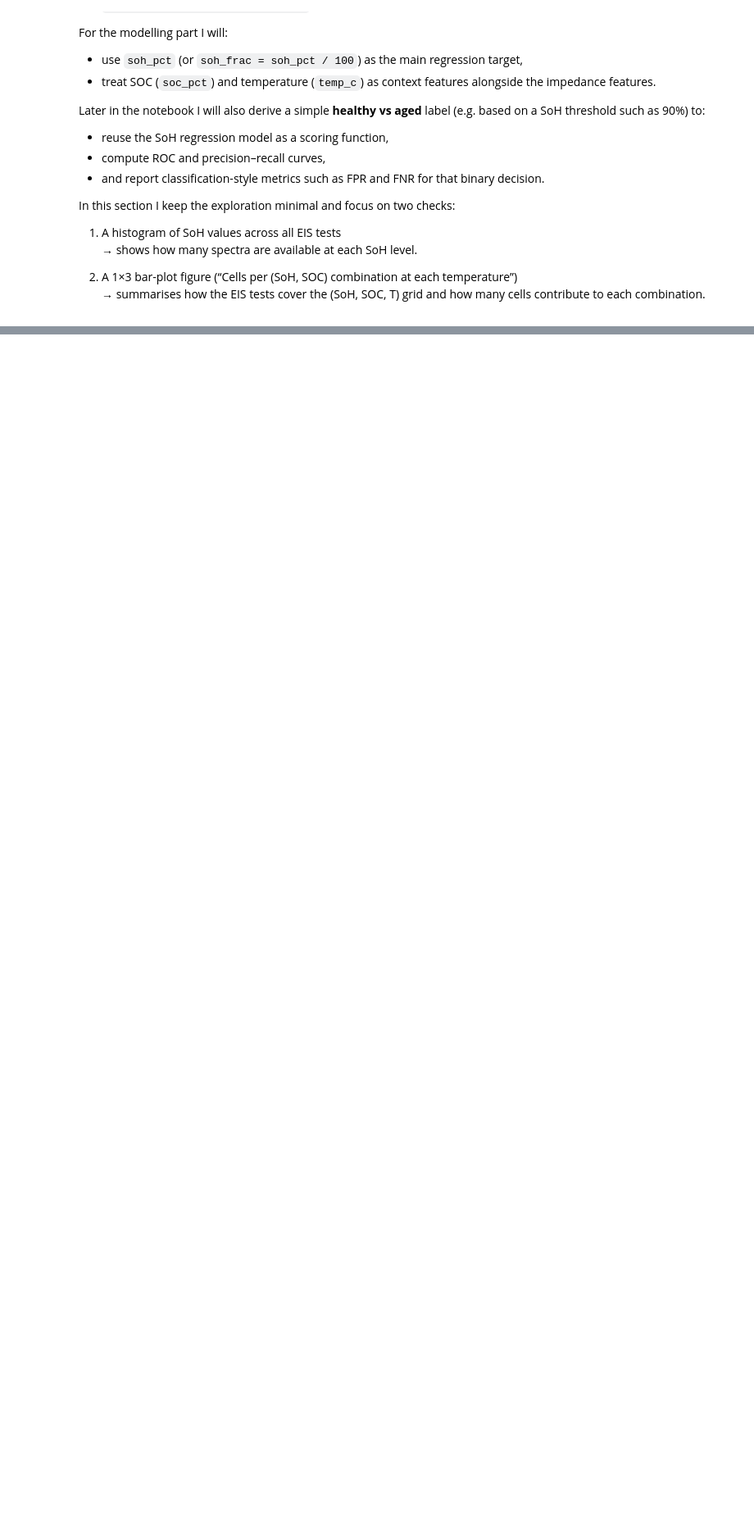
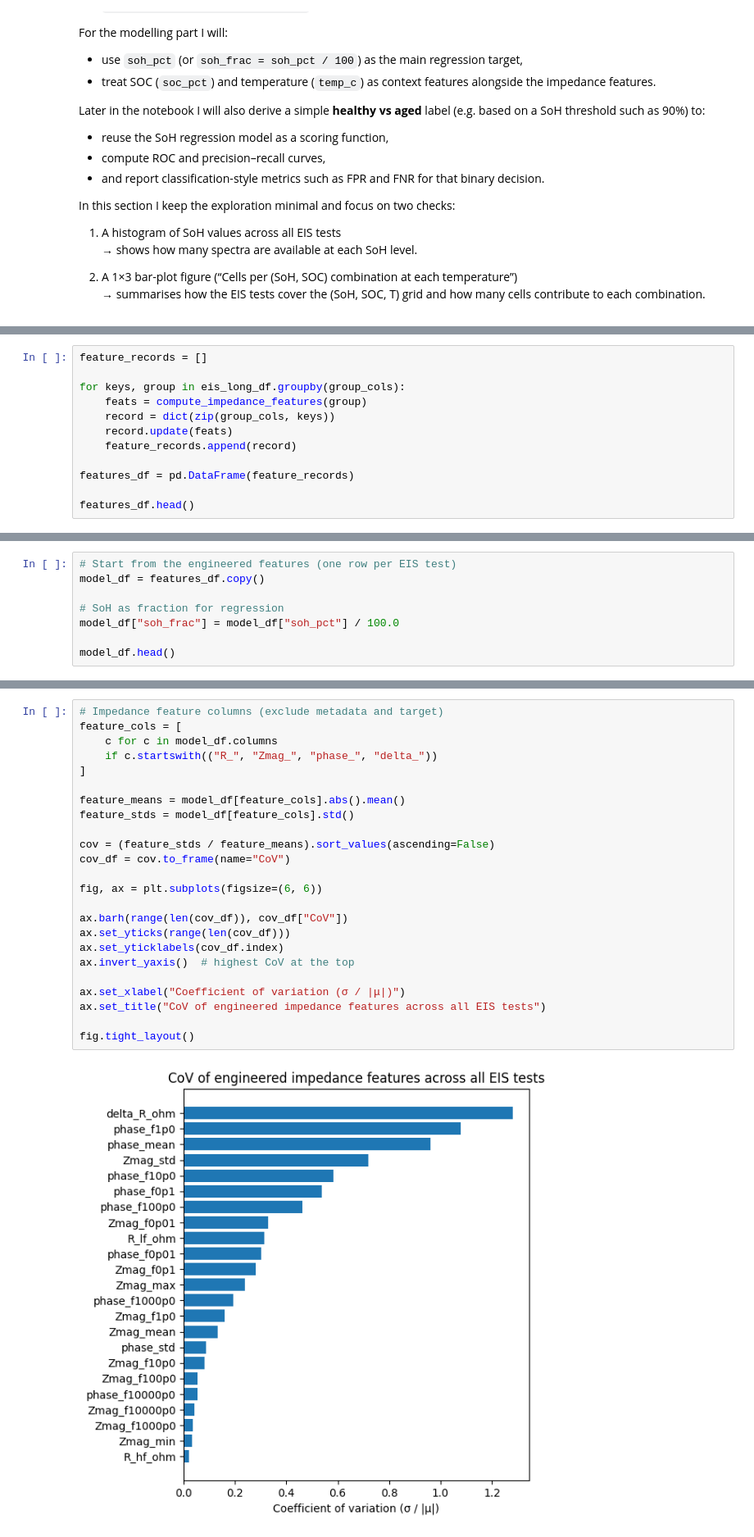
Before and after one commit to ChouaibB/battery-diagnostics-impedance-ml-examples, a Jupyter notebook: notebooks/02_SoH_from_EIS.ipynb, the cells around one changed output, grey strips where cells are left out. Shown at 82% size. Drawn from its saved outputs; the diff is of its cells as text; blank space fills up the shorter version.

Commit message:
feat. engineering + visualization OK

```diff
--- a/notebooks/02_SoH_from_EIS.ipynb
+++ b/notebooks/02_SoH_from_EIS.ipynb
@@ -435,0 +527,12 @@ fig.tight_layout()
+# %%
+feature_records = []
+
+for keys, group in eis_long_df.groupby(group_cols):
+    feats = compute_impedance_features(group)
+    record = dict(zip(group_cols, keys))
+    record.update(feats)
+    feature_records.append(record)
+
+features_df = pd.DataFrame(feature_records)
+
+features_df.head()
@@ -435,0 +549,8 @@ fig.tight_layout()
+# %%
+# Start from the engineered features (one row per EIS test)
+model_df = features_df.copy()
+
+# SoH as fraction for regression
+model_df["soh_frac"] = model_df["soh_pct"] / 100.0
+
+model_df.head()
@@ -435,0 +575,26 @@ fig.tight_layout()
+# %%
+# Impedance feature columns (exclude metadata and target)
+feature_cols = [
+    c for c in model_df.columns
+    if c.startswith(("R_", "Zmag_", "phase_", "delta_"))
+]
+
+feature_means = model_df[feature_cols].abs().mean()
+feature_stds = model_df[feature_cols].std()
+
+cov = (feature_stds / feature_means).sort_values(ascending=False)
+cov_df = cov.to_frame(name="CoV")
+
+fig, ax = plt.subplots(figsize=(6, 6))
+
+ax.barh(range(len(cov_df)), cov_df["CoV"])
+ax.set_yticks(range(len(cov_df)))
+ax.set_yticklabels(cov_df.index)
+ax.invert_yaxis()  # highest CoV at the top
+
+ax.set_xlabel("Coefficient of variation (σ / |μ|)")
+ax.set_title("CoV of engineered impedance features across all EIS tests")
+
+fig.tight_layout()
+# %% [output]
+[figure, added]
```
Also changed, not shown: parts of 9 cells of this notebook.
